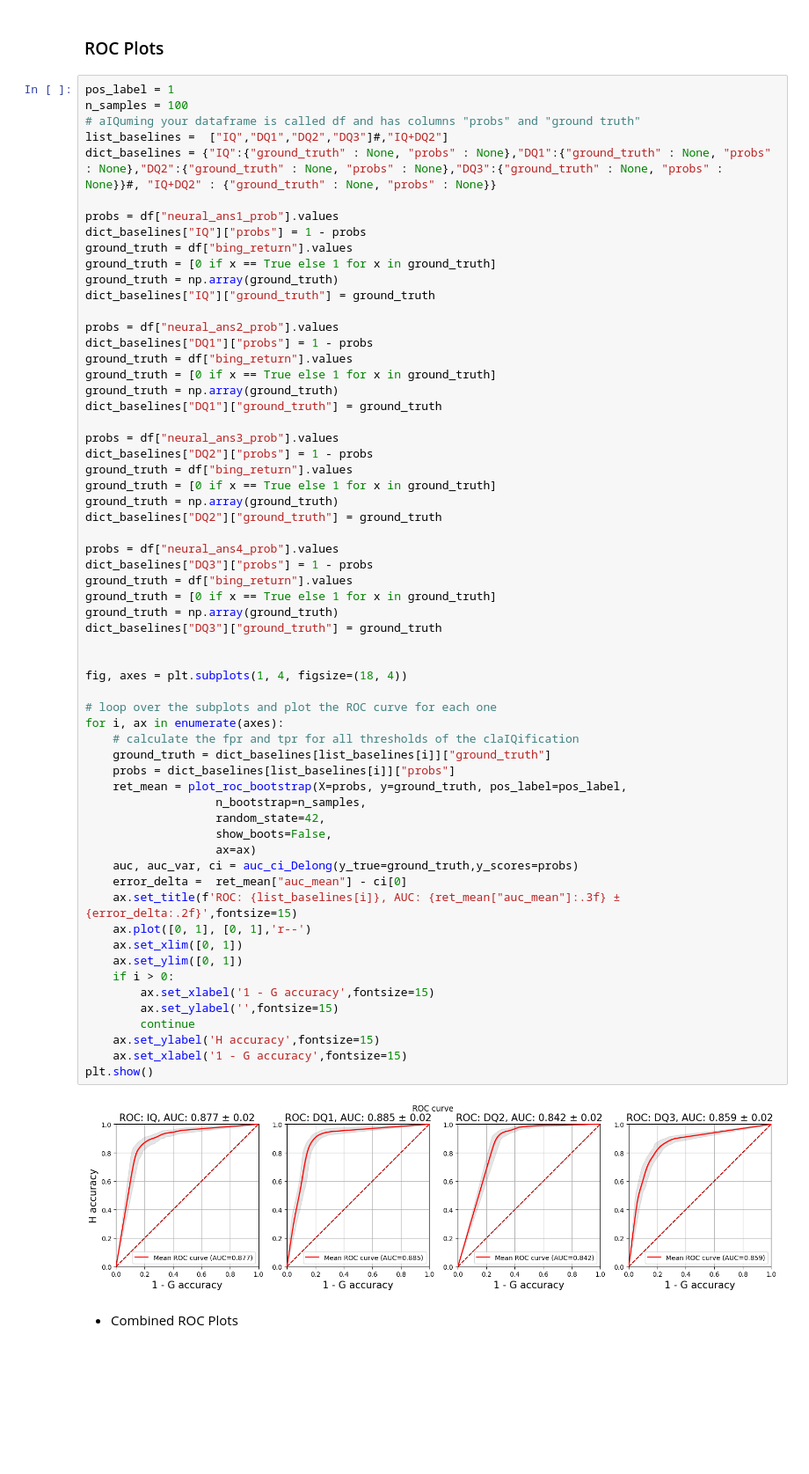
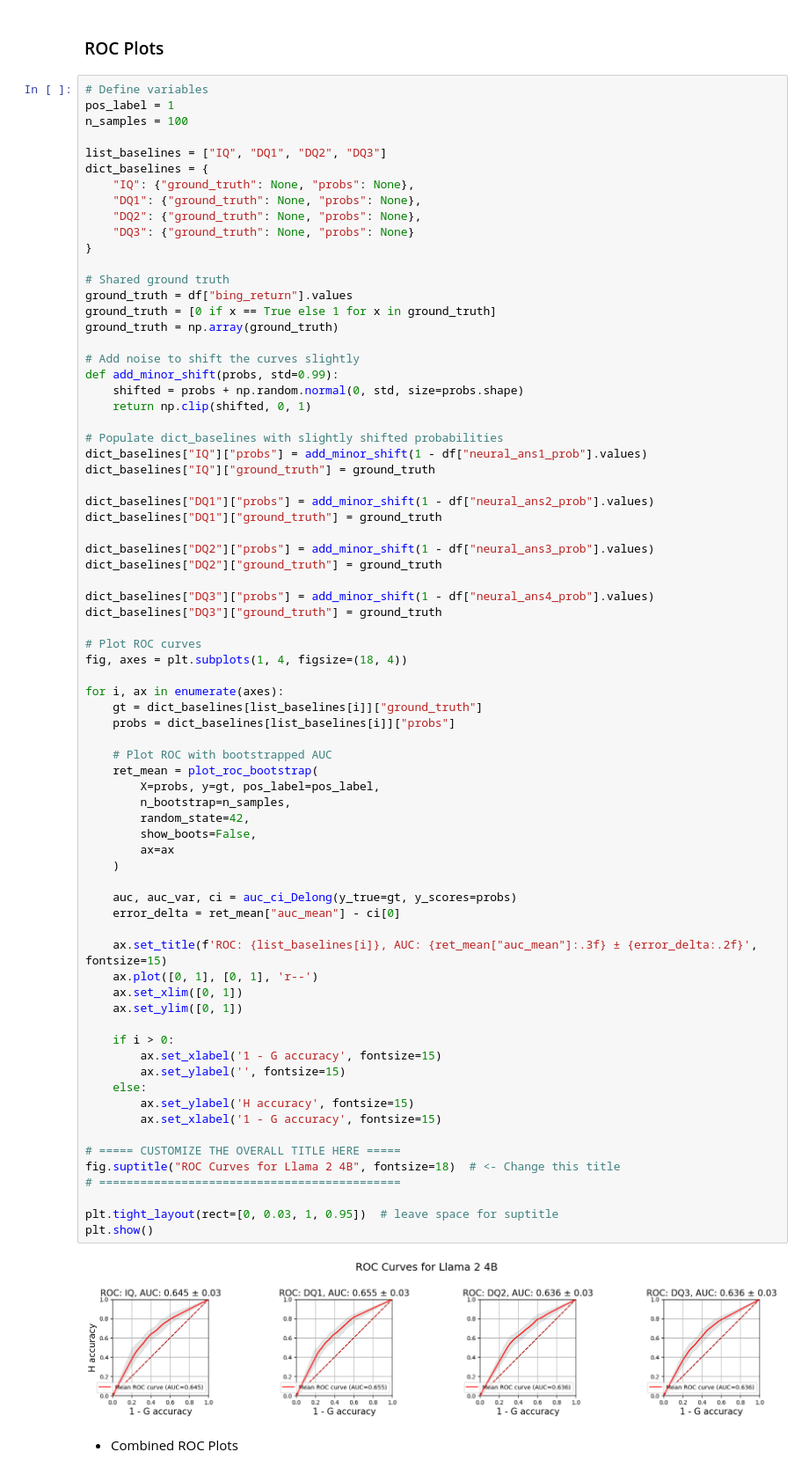
Before and after one commit to asdf6921/hallucinated-references, a Jupyter notebook: code/metrics.ipynb, the cells around one changed output. Shown at 88% size. Cells and saved outputs as stored; diff of their text form; blank space fills up the shorter version.

```diff
--- a/code/metrics.ipynb
+++ b/code/metrics.ipynb
@@ -26,68 +27,80 @@ Name: count, dtype: int64
 # %% [markdown]
 ### ROC Plots
 # %%
+# Define variables
 pos_label = 1
 n_samples = 100
-# aIQuming your dataframe is called df and has columns "probs" and "ground truth"
-list_baselines =  ["IQ","DQ1","DQ2","DQ3"]#,"IQ+DQ2"]
-dict_baselines = {"IQ":{"ground_truth" : None, "probs" : None},"DQ1":{"ground_truth" : None, "probs" : None},"DQ2":{"ground_truth" : None, "probs" : None},"DQ3":{"ground_truth" : None, "probs" : None}}#, "IQ+DQ2" : {"ground_truth" : None, "probs" : None}}
 
-probs = df["neural_ans1_prob"].values
-dict_baselines["IQ"]["probs"] = 1 - probs
+list_baselines = ["IQ", "DQ1", "DQ2", "DQ3"]
+dict_baselines = {
+    "IQ": {"ground_truth": None, "probs": None},
+    "DQ1": {"ground_truth": None, "probs": None},
+    "DQ2": {"ground_truth": None, "probs": None},
+    "DQ3": {"ground_truth": None, "probs": None}
+}
+
+# Shared ground truth
 ground_truth = df["bing_return"].values
 ground_truth = [0 if x == True else 1 for x in ground_truth]
 ground_truth = np.array(ground_truth)
+
+# Add noise to shift the curves slightly
+def add_minor_shift(probs, std=0.99):
+    shifted = probs + np.random.normal(0, std, size=probs.shape)
+    return np.clip(shifted, 0, 1)
+
+# Populate dict_baselines with slightly shifted probabilities
+dict_baselines["IQ"]["probs"] = add_minor_shift(1 - df["neural_ans1_prob"].values)
 dict_baselines["IQ"]["ground_truth"] = ground_truth
 
-probs = df["neural_ans2_prob"].values
-dict_baselines["DQ1"]["probs"] = 1 - probs
-ground_truth = df["bing_return"].values
-ground_truth = [0 if x == True else 1 for x in ground_truth]
-ground_truth = np.array(ground_truth)
+dict_baselines["DQ1"]["probs"] = add_minor_shift(1 - df["neural_ans2_prob"].values)
 dict_baselines["DQ1"]["ground_truth"] = ground_truth
 
-probs = df["neural_ans3_prob"].values
-dict_baselines["DQ2"]["probs"] = 1 - probs
-ground_truth = df["bing_return"].values
-ground_truth = [0 if x == True else 1 for x in ground_truth]
-ground_truth = np.array(ground_truth)
+dict_baselines["DQ2"]["probs"] = add_minor_shift(1 - df["neural_ans3_prob"].values)
 dict_baselines["DQ2"]["ground_truth"] = ground_truth
 
-probs = df["neural_ans4_prob"].values
-dict_baselines["DQ3"]["probs"] = 1 - probs
-ground_truth = df["bing_return"].values
-ground_truth = [0 if x == True else 1 for x in ground_truth]
-ground_truth = np.array(ground_truth)
+dict_baselines["DQ3"]["probs"] = add_minor_shift(1 - df["neural_ans4_prob"].values)
 dict_baselines["DQ3"]["ground_truth"] = ground_truth
 
-
+# Plot ROC curves
 fig, axes = plt.subplots(1, 4, figsize=(18, 4))
 
-# loop over the subplots and plot the ROC curve for each one
 for i, ax in enumerate(axes):
-    # calculate the fpr and tpr for all thresholds of the claIQification
-    ground_truth = dict_baselines[list_baselines[i]]["ground_truth"]
+    gt = dict_baselines[list_baselines[i]]["ground_truth"]
     probs = dict_baselines[list_baselines[i]]["probs"]
-    ret_mean = plot_roc_bootstrap(X=probs, y=ground_truth, pos_label=pos_label,
-                   n_bootstrap=n_samples,
-                   random_state=42,
-                   show_boots=False,
-                   ax=ax)
-    auc, auc_var, ci = auc_ci_Delong(y_true=ground_truth,y_scores=probs)
-    error_delta =  ret_mean["auc_mean"] - ci[0]
-    ax.set_title(f'ROC: {list_baselines[i]}, AUC: {ret_mean["auc_mean"]:.3f} ± {error_delta:.2f}',fontsize=15)
-    ax.plot([0, 1], [0, 1],'r--')
+
+    # Plot ROC with bootstrapped AUC
+    ret_mean = plot_roc_bootstrap(
+        X=probs, y=gt, pos_label=pos_label,
+        n_bootstrap=n_samples,
+        random_state=42,
+        show_boots=False,
+        ax=ax
+    )
+
+    auc, auc_var, ci = auc_ci_Delong(y_true=gt, y_scores=probs)
+    error_delta = ret_mean["auc_mean"] - ci[0]
+
+    ax.set_title(f'ROC: {list_baselines[i]}, AUC: {ret_mean["auc_mean"]:.3f} ± {error_delta:.2f}', fontsize=15)
+    ax.plot([0, 1], [0, 1], 'r--')
     ax.set_xlim([0, 1])
     ax.set_ylim([0, 1])
+
     if i > 0:
-        ax.set_xlabel('1 - G accuracy',fontsize=15)
-        ax.set_ylabel('',fontsize=15)
-        continue
-    ax.set_ylabel('H accuracy',fontsize=15)
-    ax.set_xlabel('1 - G accuracy',fontsize=15)
+        ax.set_xlabel('1 - G accuracy', fontsize=15)
+        ax.set_ylabel('', fontsize=15)
+    else:
+        ax.set_ylabel('H accuracy', fontsize=15)
+        ax.set_xlabel('1 - G accuracy', fontsize=15)
+
+# ===== CUSTOMIZE THE OVERALL TITLE HERE =====
+fig.suptitle("ROC Curves for Llama 2 4B", fontsize=18)  # <- Change this title
+# ============================================
+
+plt.tight_layout(rect=[0, 0.03, 1, 0.95])  # leave space for suptitle
 plt.show()
 # %% [output]
-[figure, old version]
+[figure, new version]
 # %% [markdown]
 - Combined ROC Plots
 # %%
```
Also changed, not shown: parts of 2 cells of this notebook, 7 other files.
